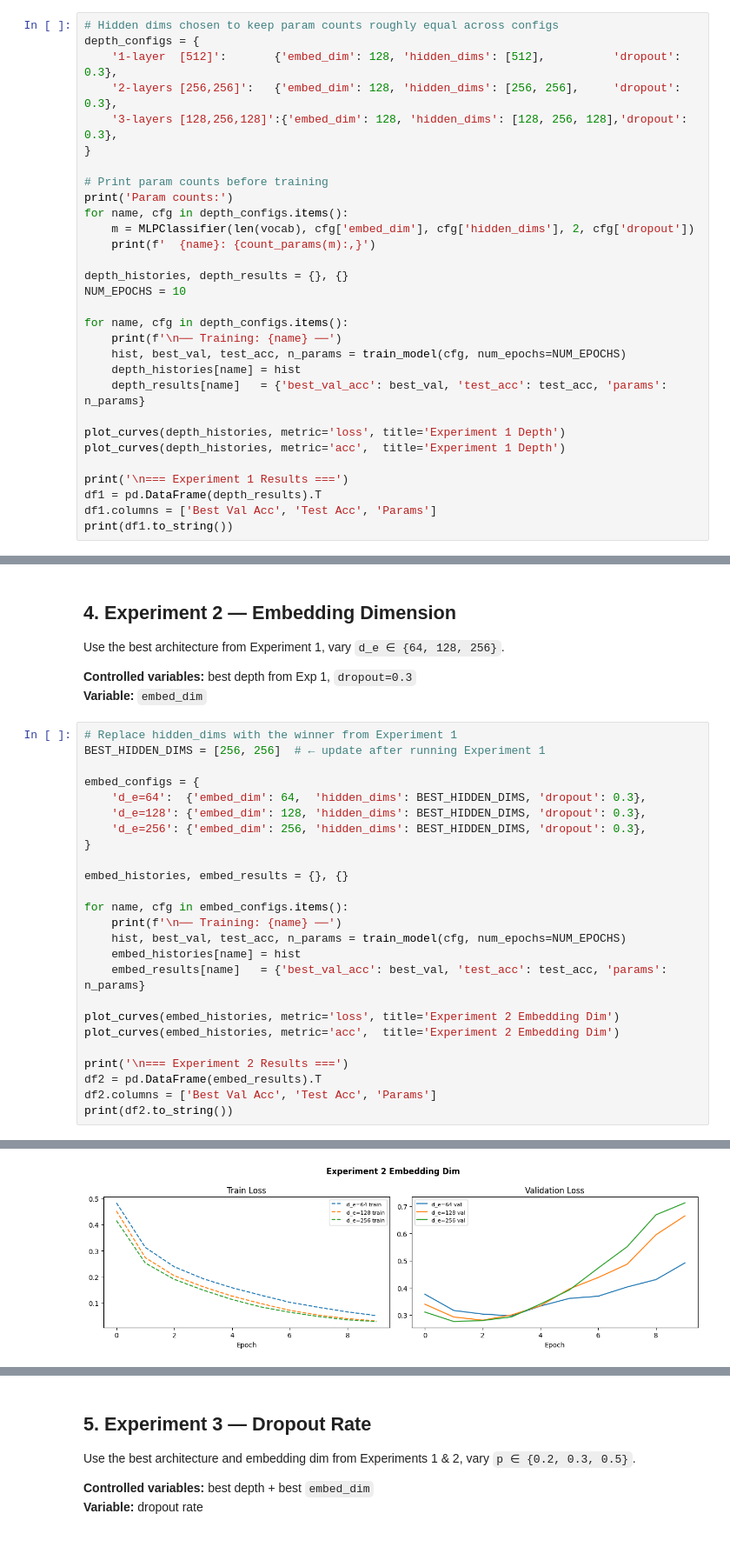
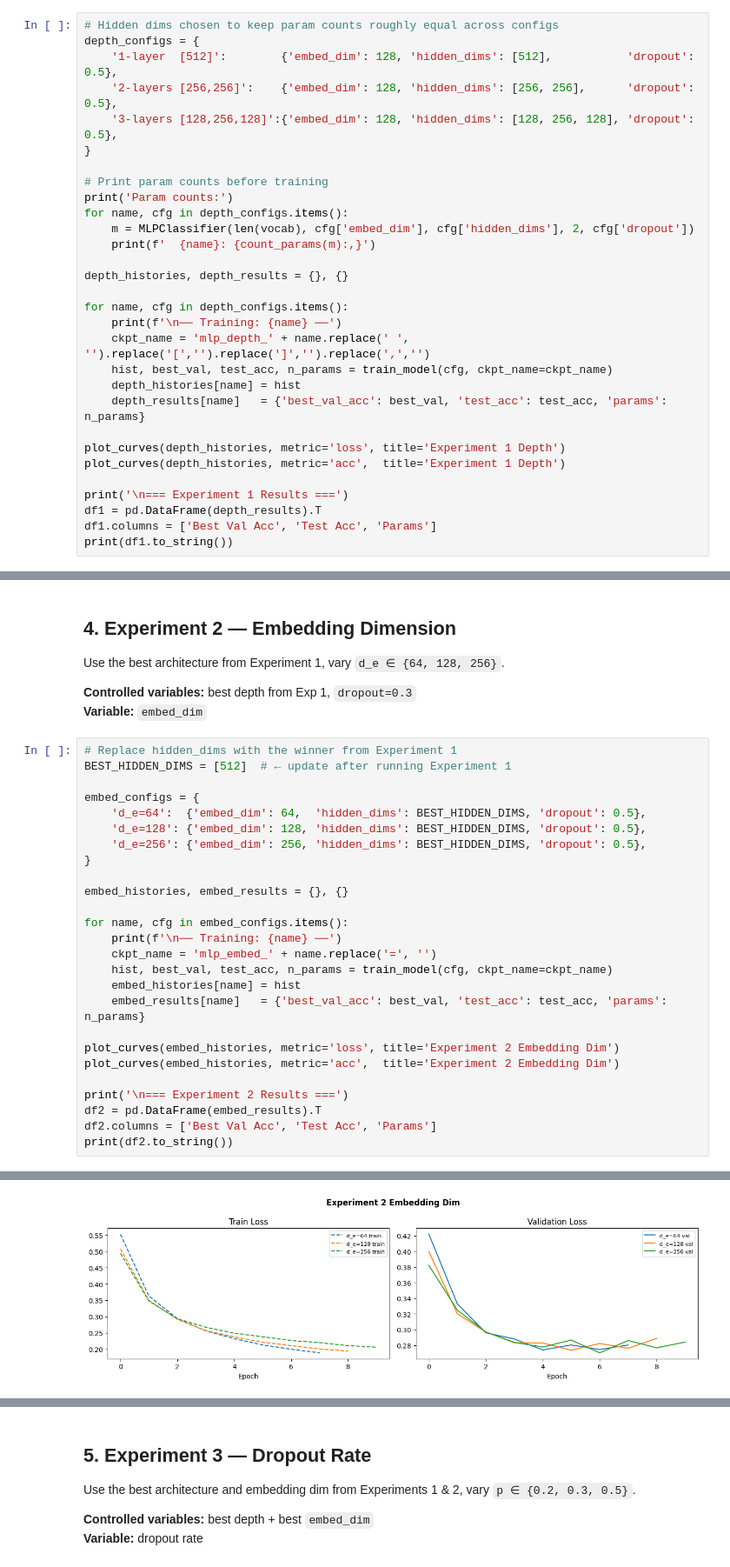
Before and after one commit to dateddy/523V0015_523K0078_Midterm, a Jupyter notebook: notebooks/02_mlp.ipynb, the cells around one changed output, grey strips where cells are left out. Shown at 87% size. Drawn from its saved outputs; the diff is of its cells as text.

```diff
--- a/notebooks/02_mlp.ipynb
+++ b/notebooks/02_mlp.ipynb
@@ -366,9 +362,9 @@ Compare 1 vs 2 vs 3 hidden layers, keeping total parameter count approximately c
 # %%
 # Hidden dims chosen to keep param counts roughly equal across configs
 depth_configs = {
-    '1-layer  [512]':       {'embed_dim': 128, 'hidden_dims': [512],          'dropout': 0.3},
-    '2-layers [256,256]':   {'embed_dim': 128, 'hidden_dims': [256, 256],     'dropout': 0.3},
-    '3-layers [128,256,128]':{'embed_dim': 128, 'hidden_dims': [128, 256, 128],'dropout': 0.3},
+    '1-layer  [512]':        {'embed_dim': 128, 'hidden_dims': [512],           'dropout': 0.5},
+    '2-layers [256,256]':    {'embed_dim': 128, 'hidden_dims': [256, 256],      'dropout': 0.5},
+    '3-layers [128,256,128]':{'embed_dim': 128, 'hidden_dims': [128, 256, 128], 'dropout': 0.5},
 }
 
 # Print param counts before training
@@ -378,11 +374,11 @@ for name, cfg in depth_configs.items():
     print(f'  {name}: {count_params(m):,}')
 
 depth_histories, depth_results = {}, {}
-NUM_EPOCHS = 10
 
 for name, cfg in depth_configs.items():
     print(f'\n── Training: {name} ──')
-    hist, best_val, test_acc, n_params = train_model(cfg, num_epochs=NUM_EPOCHS)
+    ckpt_name = 'mlp_depth_' + name.replace(' ', '').replace('[','').replace(']','').replace(',','')
+    hist, best_val, test_acc, n_params = train_model(cfg, ckpt_name=ckpt_name)
     depth_histories[name] = hist
     depth_results[name]   = {'best_val_acc': best_val, 'test_acc': test_acc, 'params': n_params}
 
@@ -426,19 +422,20 @@ Use the best architecture from Experiment 1, vary `d_e ∈ {64, 128, 256}`.
 **Variable:** `embed_dim`
 # %%
 # Replace hidden_dims with the winner from Experiment 1
-BEST_HIDDEN_DIMS = [256, 256]  # ← update after running Experiment 1
+BEST_HIDDEN_DIMS = [512]  # ← update after running Experiment 1
 
 embed_configs = {
-    'd_e=64':  {'embed_dim': 64,  'hidden_dims': BEST_HIDDEN_DIMS, 'dropout': 0.3},
-    'd_e=128': {'embed_dim': 128, 'hidden_dims': BEST_HIDDEN_DIMS, 'dropout': 0.3},
-    'd_e=256': {'embed_dim': 256, 'hidden_dims': BEST_HIDDEN_DIMS, 'dropout': 0.3},
+    'd_e=64':  {'embed_dim': 64,  'hidden_dims': BEST_HIDDEN_DIMS, 'dropout': 0.5},
+    'd_e=128': {'embed_dim': 128, 'hidden_dims': BEST_HIDDEN_DIMS, 'dropout': 0.5},
+    'd_e=256': {'embed_dim': 256, 'hidden_dims': BEST_HIDDEN_DIMS, 'dropout': 0.5},
 }
 
 embed_histories, embed_results = {}, {}
 
 for name, cfg in embed_configs.items():
     print(f'\n── Training: {name} ──')
-    hist, best_val, test_acc, n_params = train_model(cfg, num_epochs=NUM_EPOCHS)
+    ckpt_name = 'mlp_embed_' + name.replace('=', '')
+    hist, best_val, test_acc, n_params = train_model(cfg, ckpt_name=ckpt_name)
     embed_histories[name] = hist
     embed_results[name]   = {'best_val_acc': best_val, 'test_acc': test_acc, 'params': n_params}
 
@@ -470 +467 @@ print(df2.to_string())
-[figure, old version]
+[figure, new version]
```
Also changed, not shown: parts of 8 cells of this notebook, 16 other files.
